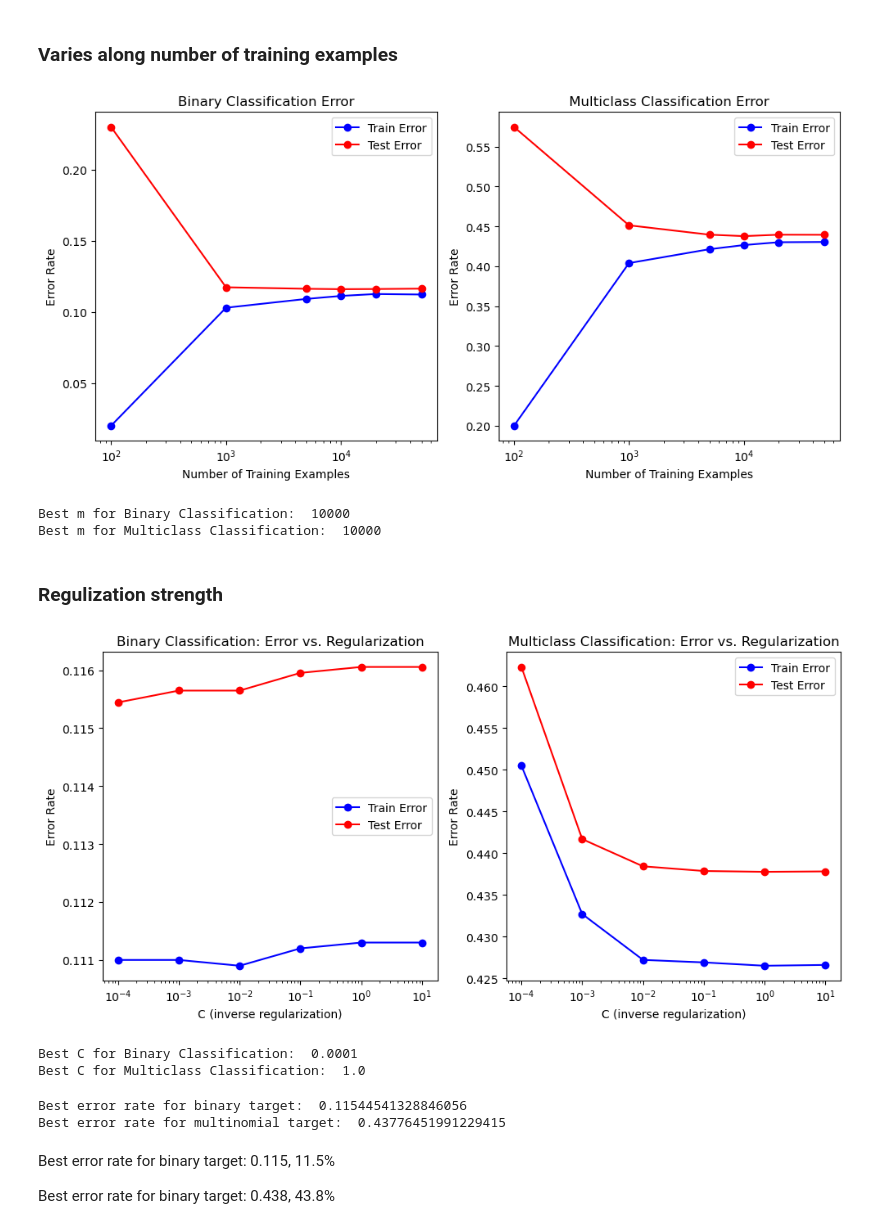
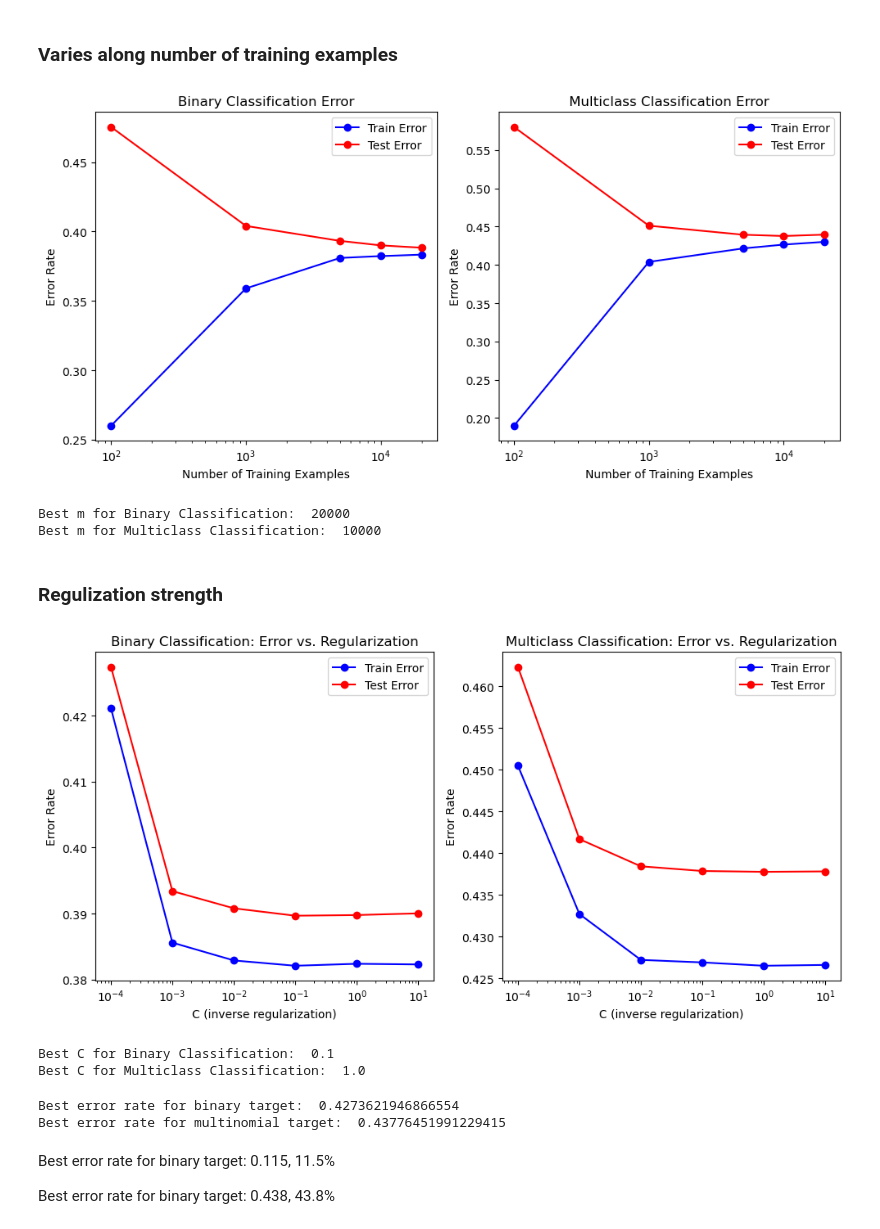
Before and after one commit to lizbethkr/CS178-ML-Project, a Jupyter notebook: Notebooks/LogisticRegression_Notebook.ipynb, the cells around one changed output. Drawn from its saved outputs; the diff is of its cells as text; code cells hidden in the pictures.

```diff
--- a/Notebooks/LogisticRegression_Notebook.ipynb
+++ b/Notebooks/LogisticRegression_Notebook.ipynb
@@ -32,7 +32,8 @@ df = df.drop(columns=['encounter_id', 'patient_nbr'])
 y_mult = df['readmitted'].map({'<30': 1, '>30': 0, 'NO': 2})
 
 # binary
-y_bin = df['readmitted'].apply(lambda x: 1 if x == '<30' else 0)
+#  y_bin = df['readmitted'].apply(lambda x: 1 if x == '<30' else 0)
+y_bin = df['readmitted'].apply(lambda x: 0 if x == 'NO' else 1)
 
 # Define features
 X = df.drop(columns=['readmitted'])
@@ -54,6 +55,8 @@ X_te = scaler.transform(X_te)
 # %% [markdown]
 ### Varies along number of training examples
 # %%
+train_sizes = [100, 1000, 5000, 10000, 20000, ] #50000, 90000]
+C = np.inf
 # Initialize error lists
 bin_train_errors, bin_test_errors = [], []
 mult_train_errors, mult_test_errors = [], []
@@ -82,35 +85,35 @@ for m in train_sizes:
 
 # Plot Learning Curves
 fig, ax = plt.subplots(1, 2, figsize=(10, 5))
 
 # Binary Classification
 ax[0].semilogx(train_sizes, bin_train_errors, 'b-o', label='Train Error')
 ax[0].semilogx(train_sizes, bin_test_errors, 'r-o', label='Test Error')
 ax[0].set_xlabel('Number of Training Examples')
 ax[0].set_ylabel('Error Rate')
 ax[0].set_title('Binary Classification Error')
 ax[0].legend()
 
 # Multiclass Classification
 ax[1].semilogx(train_sizes, mult_train_errors, 'b-o', label='Train Error')
 ax[1].semilogx(train_sizes, mult_test_errors, 'r-o', label='Test Error')
 ax[1].set_xlabel('Number of Training Examples')
 ax[1].set_ylabel('Error Rate')
 ax[1].set_title('Multiclass Classification Error')
 ax[1].legend()
 
 plt.tight_layout()
 plt.show()
 
 # Find the best C for each classification type
 best_m_bin = train_sizes[np.argmin(bin_test_errors)]
 best_m_mult = train_sizes[np.argmin(mult_test_errors)]
 
 print('Best m for Binary Classification: ', best_m_bin)
 print('Best m for Multiclass Classification: ', best_m_mult)
 # %% [output]
-[figure, old version]
+[figure, new version]
-Best m for Binary Classification:  10000
+Best m for Binary Classification:  20000
 Best m for Multiclass Classification:  10000
 # %% [markdown]
 ### Regulization strength
@@ -172,15 +175,14 @@ best_C_mult = C_vals[np.argmin(mult_test_errors)]
 print('Best C for Binary Classification: ', best_C_bin)
 print('Best C for Multiclass Classification: ', best_C_mult)
 # %% [output]
-[figure, old version]
+[figure, new version]
-Best C for Binary Classification:  0.0001
+Best C for Binary Classification:  0.1
 Best C for Multiclass Classification:  1.0
 # %%
 model = LogisticRegression(random_state=seed, C=0.0001, max_iter=10000)
 model.fit(X_tr_subset, y_tr_bin_subset)
 y_tr_pred = model.predict(X_tr_subset)
 train_error = np.mean(y_tr_pred != y_tr_bin_subset)
-train_errors.append(train_error)
 y_te_pred = model.predict(X_te)
 test_error = np.mean(y_te_pred != y_te_bin)
 print('Best error rate for binary target: ', test_error)
@@ -190,12 +192,11 @@ model.fit(X_tr_subset, y_tr_mult_subset)
 # Compute the training and test error rates at each value of C
 y_tr_pred = model.predict(X_tr_subset)
 train_error = np.mean(y_tr_pred != y_tr_mult_subset)
-train_errors.append(train_error)
 y_te_pred = model.predict(X_te)
 test_error = np.mean(y_te_pred != y_te_mult)
 print('Best error rate for multinomial target: ', test_error)
 # %% [output]
-Best error rate for binary target:  0.11544541328846056
+Best error rate for binary target:  0.4273621946866554
 Best error rate for multinomial target:  0.43776451991229415
 # %% [markdown]
 Best error rate for binary target: 0.115, 11.5%
```
